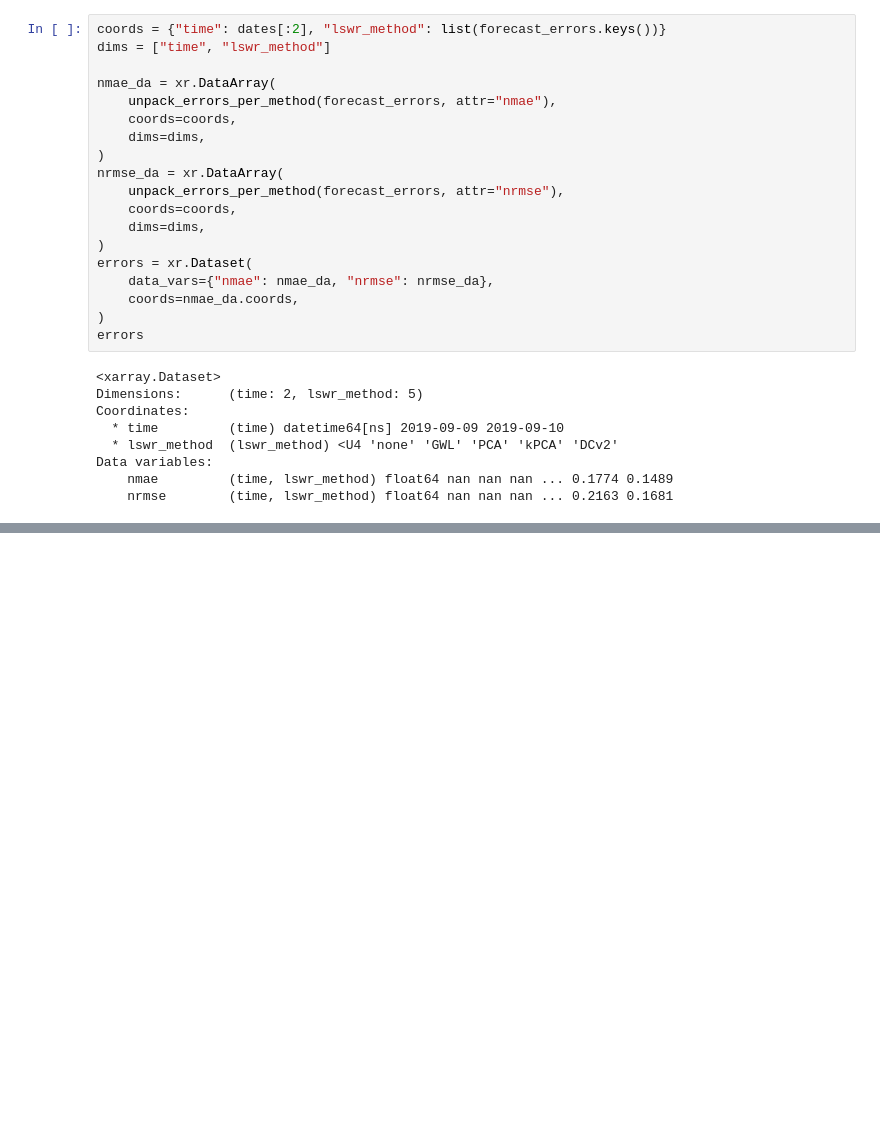
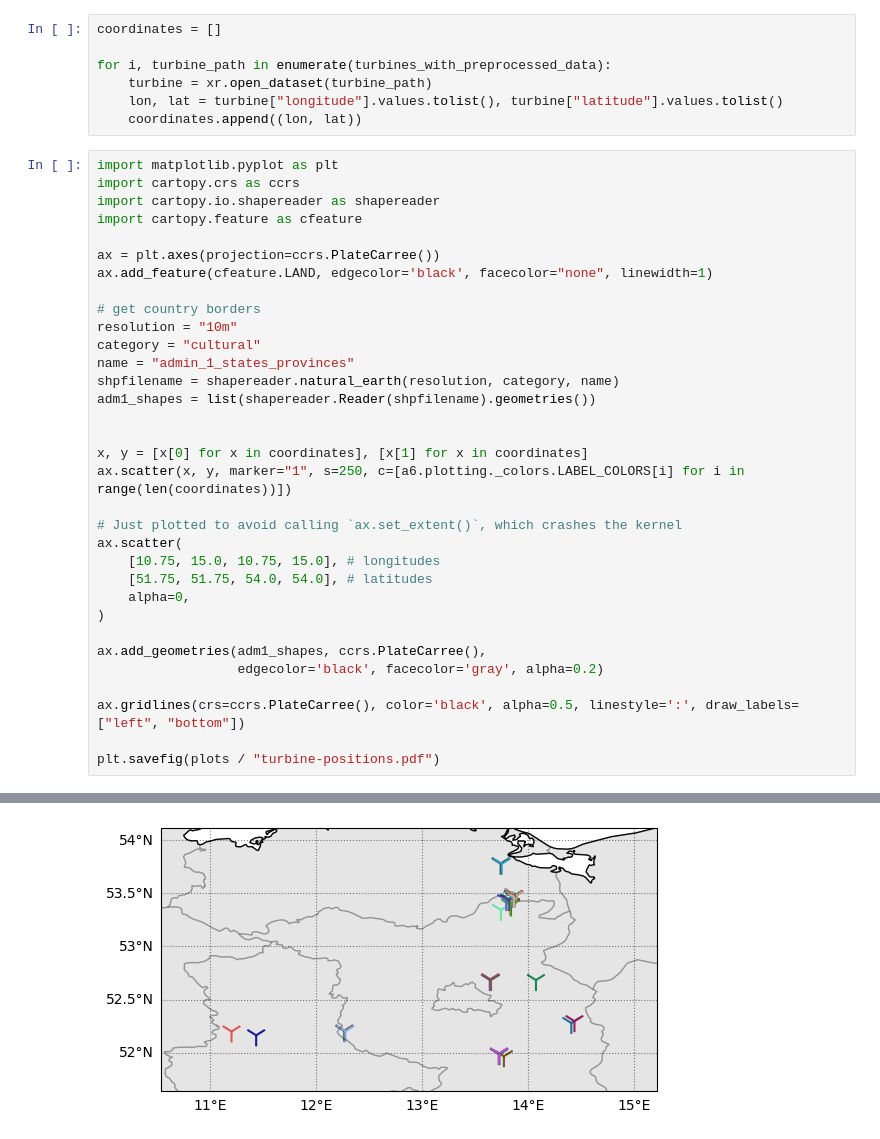
Before and after one commit to 4castRenewables/maelstrom-a6, a Jupyter notebook: notebooks/forecast-model.ipynb, the cells around one changed output, grey strips where cells are left out. Drawn from its saved outputs; the diff is of its cells as text; blank space fills up the shorter version.

Commit message:
Create first draft of paper-ready plots

```diff
--- a/notebooks/forecast-model.ipynb
+++ b/notebooks/forecast-model.ipynb
@@ -277,28 +347,41 @@ def unpack_errors_per_method(errors, attr: str):
 # %%
-coords = {"time": dates[:2], "lswr_method": list(forecast_errors.keys())}
-dims = ["time", "lswr_method"]
+coordinates = []
 
-nmae_da = xr.DataArray(
-    unpack_errors_per_method(forecast_errors, attr="nmae"),
-    coords=coords,
-    dims=dims,
-)
-nrmse_da = xr.DataArray(
-    unpack_errors_per_method(forecast_errors, attr="nrmse"),
-    coords=coords,
-    dims=dims,
-)
-errors = xr.Dataset(
-    data_vars={"nmae": nmae_da, "nrmse": nrmse_da},
-    coords=nmae_da.coords,
-)
-errors
+for i, turbine_path in enumerate(turbines_with_preprocessed_data):
+    turbine = xr.open_dataset(turbine_path)
+    lon, lat = turbine["longitude"].values.tolist(), turbine["latitude"].values.tolist()
+    coordinates.append((lon, lat))
-# %% [output]
-<xarray.Dataset>
-Dimensions:      (time: 2, lswr_method: 5)
-Coordinates:
-  * time         (time) datetime64[ns] 2019-09-09 2019-09-10
-  * lswr_method  (lswr_method) <U4 'none' 'GWL' 'PCA' 'kPCA' 'DCv2'
-Data variables:
-    nmae         (time, lswr_method) float64 nan nan nan ... 0.1774 0.1489
-    nrmse        (time, lswr_method) float64 nan nan nan ... 0.2163 0.1681
+# %%
+import matplotlib.pyplot as plt
+import cartopy.crs as ccrs
+import cartopy.io.shapereader as shapereader
+import cartopy.feature as cfeature
+
+ax = plt.axes(projection=ccrs.PlateCarree())
+ax.add_feature(cfeature.LAND, edgecolor='black', facecolor="none", linewidth=1)
+
+# get country borders
+resolution = "10m"
+category = "cultural"
+name = "admin_1_states_provinces"
+shpfilename = shapereader.natural_earth(resolution, category, name)
+adm1_shapes = list(shapereader.Reader(shpfilename).geometries())
+
+
+x, y = [x[0] for x in coordinates], [x[1] for x in coordinates]
+ax.scatter(x, y, marker="1", s=250, c=[a6.plotting._colors.LABEL_COLORS[i] for i in range(len(coordinates))])
+
+# Just plotted to avoid calling `ax.set_extent()`, which crashes the kernel
+ax.scatter(
+    [10.75, 15.0, 10.75, 15.0], # longitudes
+    [51.75, 51.75, 54.0, 54.0], # latitudes
+    alpha=0,
+)
+
+ax.add_geometries(adm1_shapes, ccrs.PlateCarree(),
+                  edgecolor='black', facecolor='gray', alpha=0.2)
+
+ax.gridlines(crs=ccrs.PlateCarree(), color='black', alpha=0.5, linestyle=':', draw_labels=["left", "bottom"])
+
+plt.savefig(plots / "turbine-positions.pdf")
+# %% [output]
@@ -304,0 +405 @@ Data variables:
+[figure, added]
```
Also changed, not shown: parts of 12 cells of this notebook, 1 other file.
